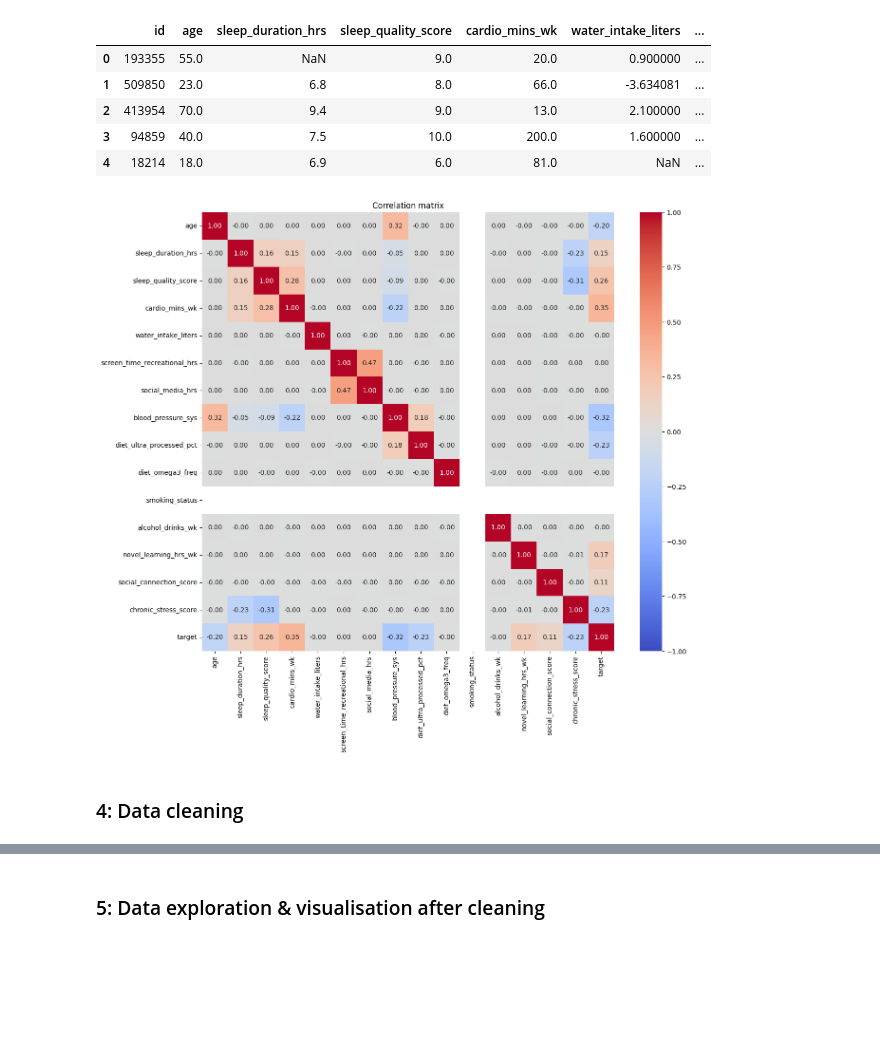
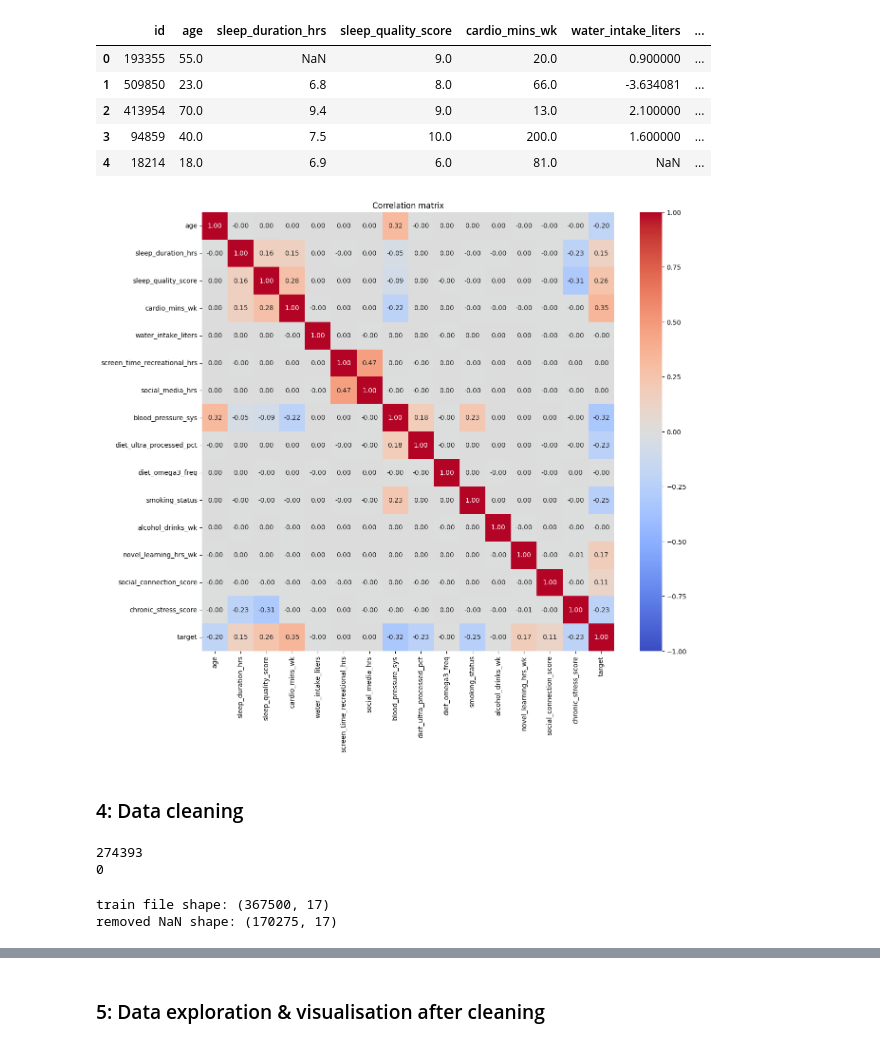
Before and after one commit to sondre04aasheim-spec/Deliverable_5_DAT200, a Jupyter notebook: CA4_group_30_v5.ipynb, the cells around one changed output, grey strips where cells are left out. Drawn from its saved outputs; the diff is of its cells as text; code cells hidden in the pictures; blank space fills up the shorter version.

```diff
--- a/CA4_group_30_v5.ipynb
+++ b/CA4_group_30_v5.ipynb
@@ -177,20 +180,44 @@ MoCA_train.head()
 # %%
 """
 We build correlation matrix: how strongly the features are related to each other and to the target.
 id (just an ID) is left out.
 
 Correlation only works on numbers, so we turn "curent"/"former"/"never" into 2/1/0 so that the smoking can be included.
 """
 
+# Turns smoking_status into numerical values instead of just words
+MoCA_train["smoking_status"] = MoCA_train["smoking_status"].map({
+    "Never": -1,
+    "Former": 0,
+    "Current": 1        # Creates a positiv number for those that do smoke
+})
+
 corr_data = MoCA_train.drop(columns=["id"]).copy()
-corr_data["smoking_status"] = (corr_data["smoking_status"] == "yes").astype(int)
 
 corr = corr_data.corr()
 plt.figure(figsize=(14, 12))
 sns.heatmap(corr, annot=True, fmt=".2f", cmap="coolwarm", vmin=-1, vmax=1)
 plt.title("Correlation matrix")
 plt.show()
 # %% [output]
-[figure, old version]
+[figure, new version]
 # %% [markdown]
 ### 4: Data cleaning
+# %%
+# counting all missing values in the training and test data
+# this should give 274393
+
+print(MoCA_train.isna().sum().sum())
+print(MoCA_test.isna().sum().sum())
+# %% [output]
+274393
+0
+# %%
+# First checking the amount of rows removed if the rows with NaN get removed outright.
+MoCA_train_dropNA = MoCA_train.dropna(axis=0)
+
+print("train file shape:", MoCA_train.shape)
+print("removed NaN shape:", MoCA_train_dropNA.shape)
+# %% [output]
+train file shape: (367500, 17)
+removed NaN shape: (170275, 17)
```
Also changed, not shown: parts of 8 cells of this notebook.
